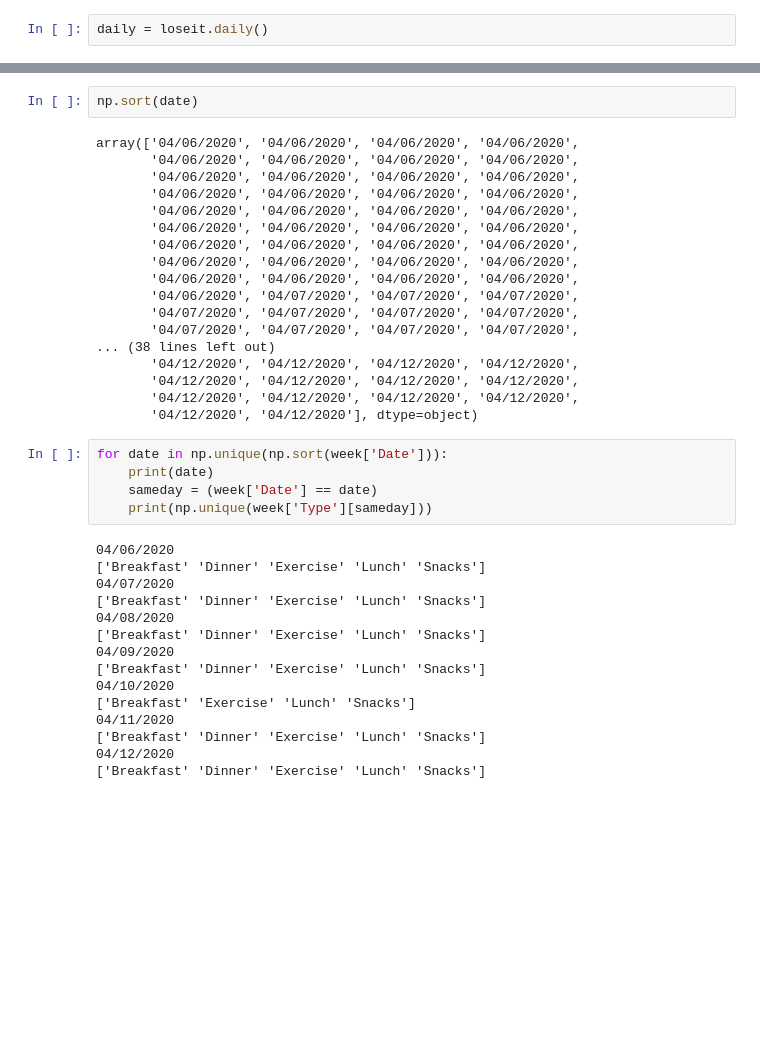
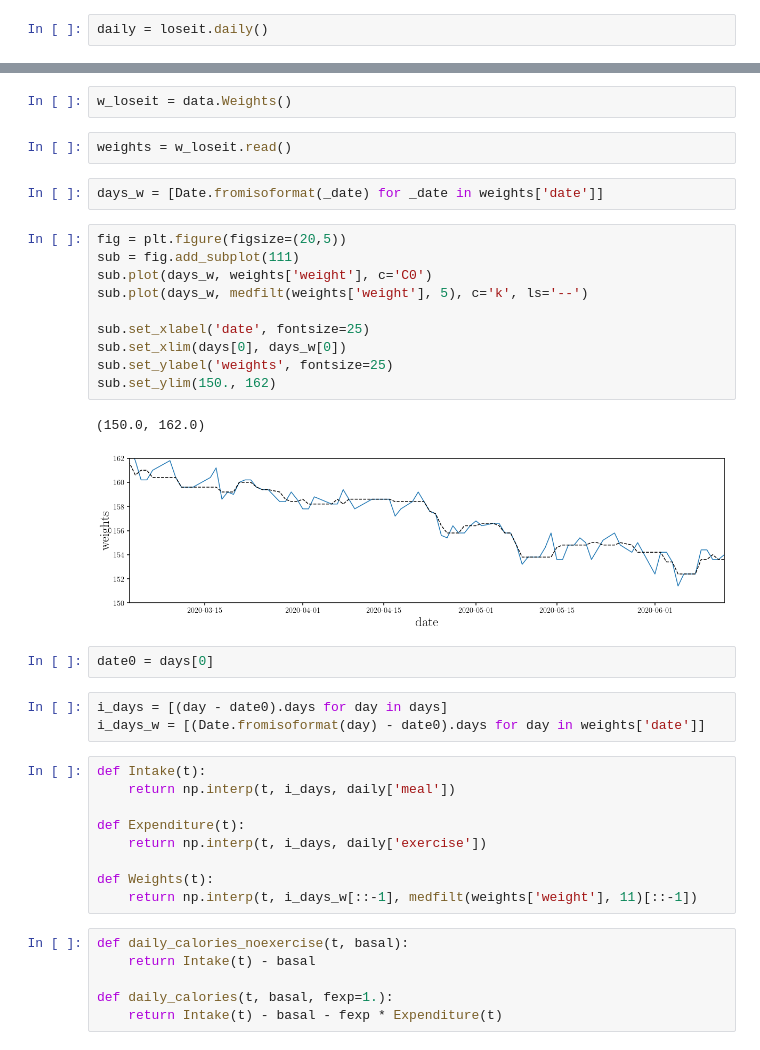
Before and after one commit to changhoonhahn/mealta, a Jupyter notebook: nb/loseit.ipynb, the cells around one changed output, grey strips where cells are left out. Saved outputs shown, nothing was run; the diff lists cells and outputs as text; blank space fills up the shorter version.

```diff
--- a/nb/loseit.ipynb
+++ b/nb/loseit.ipynb
@@ -82,40 +49,39 @@ plt.plot(date[exercise], week['Calories'][exercise])
-# %%
-np.sort(date)
-# %% [output]
-array(['04/06/2020', '04/06/2020', '04/06/2020', '04/06/2020',
-       '04/06/2020', '04/06/2020', '04/06/2020', '04/06/2020',
-       '04/06/2020', '04/06/2020', '04/06/2020', '04/06/2020',
-       '04/06/2020', '04/06/2020', '04/06/2020', '04/06/2020',
-       '04/06/2020', '04/06/2020', '04/06/2020', '04/06/2020',
-       '04/06/2020', '04/06/2020', '04/06/2020', '04/06/2020',
-       '04/06/2020', '04/06/2020', '04/06/2020', '04/06/2020',
-       '04/06/2020', '04/06/2020', '04/06/2020', '04/06/2020',
-       '04/06/2020', '04/06/2020', '04/06/2020', '04/06/2020',
-       '04/06/2020', '04/07/2020', '04/07/2020', '04/07/2020',
-       '04/07/2020', '04/07/2020', '04/07/2020', '04/07/2020',
-       '04/07/2020', '04/07/2020', '04/07/2020', '04/07/2020',
-... (38 lines left out)
-       '04/12/2020', '04/12/2020', '04/12/2020', '04/12/2020',
-       '04/12/2020', '04/12/2020', '04/12/2020', '04/12/2020',
-       '04/12/2020', '04/12/2020', '04/12/2020', '04/12/2020',
-       '04/12/2020', '04/12/2020'], dtype=object)
-# %%
-for date in np.unique(np.sort(week['Date'])):
-    print(date)
-    sameday = (week['Date'] == date)
-    print(np.unique(week['Type'][sameday]))
-# %% [output]
-04/06/2020
-['Breakfast' 'Dinner' 'Exercise' 'Lunch' 'Snacks']
-04/07/2020
-['Breakfast' 'Dinner' 'Exercise' 'Lunch' 'Snacks']
-04/08/2020
-['Breakfast' 'Dinner' 'Exercise' 'Lunch' 'Snacks']
-04/09/2020
-['Breakfast' 'Dinner' 'Exercise' 'Lunch' 'Snacks']
-04/10/2020
-['Breakfast' 'Exercise' 'Lunch' 'Snacks']
-04/11/2020
-['Breakfast' 'Dinner' 'Exercise' 'Lunch' 'Snacks']
-04/12/2020
-['Breakfast' 'Dinner' 'Exercise' 'Lunch' 'Snacks']
+# %%
+w_loseit = data.Weights()
+# %%
+weights = w_loseit.read()
+# %%
+days_w = [Date.fromisoformat(_date) for _date in weights['date']]
+# %%
+fig = plt.figure(figsize=(20,5))
+sub = fig.add_subplot(111)
+sub.plot(days_w, weights['weight'], c='C0')
+sub.plot(days_w, medfilt(weights['weight'], 5), c='k', ls='--')
+
+sub.set_xlabel('date', fontsize=25)
+sub.set_xlim(days[0], days_w[0])
+sub.set_ylabel('weights', fontsize=25)
+sub.set_ylim(150., 162)
+# %% [output]
+(150.0, 162.0)
+[figure, added]
+# %%
+date0 = days[0]
+# %%
+i_days = [(day - date0).days for day in days]
+i_days_w = [(Date.fromisoformat(day) - date0).days for day in weights['date']]
+# %%
+def Intake(t):
+    return np.interp(t, i_days, daily['meal'])
+
+def Expenditure(t):
+    return np.interp(t, i_days, daily['exercise'])
+
+def Weights(t):
+    return np.interp(t, i_days_w[::-1], medfilt(weights['weight'], 11)[::-1])
+# %%
+def daily_calories_noexercise(t, basal):
+    return Intake(t) - basal
+
+def daily_calories(t, basal, fexp=1.):
+    return Intake(t) - basal - fexp * Expenditure(t)
```
Also changed, not shown: parts of 13 cells of this notebook, 11 other files.
